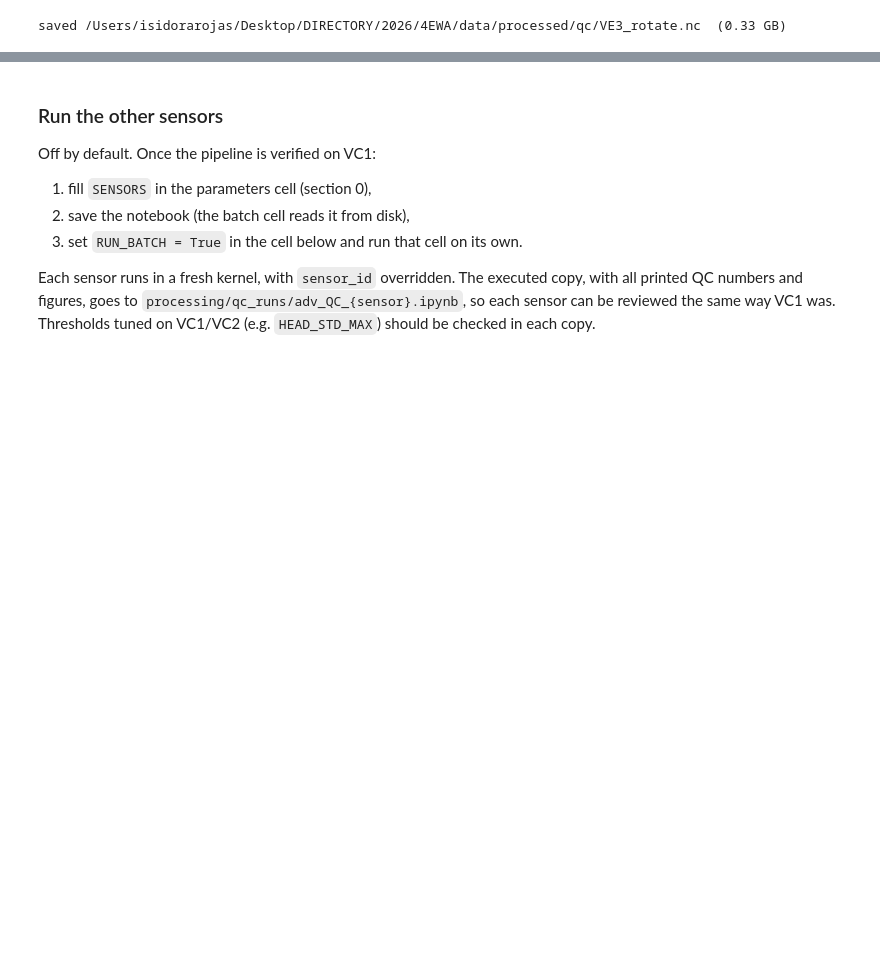
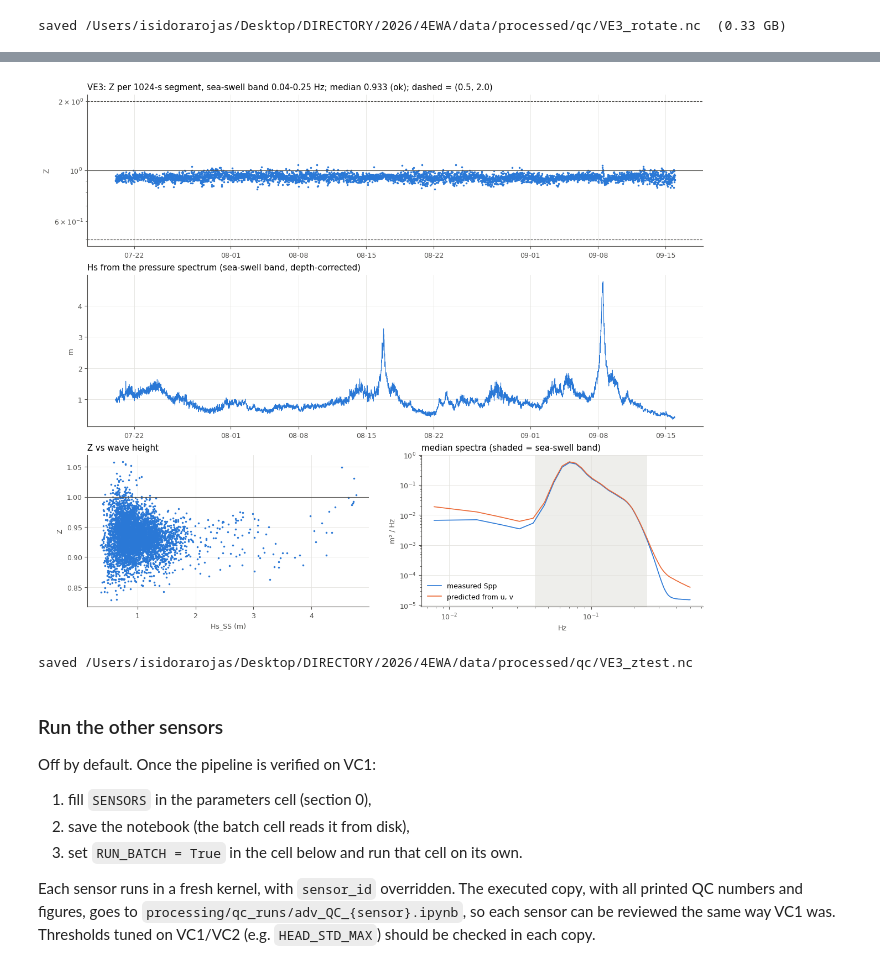
Before and after one commit to isidora-rojas/4EWA, a Jupyter notebook: processing/qc_runs/adv_QC_VE3.ipynb, the cells around one changed output, grey strips where cells are left out. Saved outputs shown, nothing was run; the diff lists cells and outputs as text; code cells hidden in the pictures; blank space fills up the shorter version.

```diff
--- a/processing/qc_runs/adv_QC_VE3.ipynb
+++ b/processing/qc_runs/adv_QC_VE3.ipynb
@@ -27,9 +28,9 @@ executes this notebook once per sensor and keeps an executed copy of each for re
 ##-----sensor selection-----##
 sensor_id = "VC1"
 # Sensors for the batch cell at the end of the notebook. Only VC1 until the pipeline is verified.
-# All processed Vectors: ["VA1", "VB1", "VC1", "VC2", "VD1", "VD2", "VE1", "VE2"]
+# All processed Vectors: ["VA1", "VB1", "VC1", "VC2", "VD1", "VD2", "VE1", "VE2", "VE3"]
 # (VE1's clock drift is footnoted in sensor_notes.csv, so section 1 stops on it until that is resolved.)
-SENSORS = ["VC1"]
+SENSORS = ["VA1", "VB1", "VC1", "VC2", "VD1", "VD2", "VE1", "VE2", "VE3"]
 
 ##-----parameters-----##
 # Everything tunable lives here.
@@ -89,6 +90,19 @@ SHORE_NORMAL_OVERRIDE = None  # deg true, onshore-pointing. None = use this sens
                           # minus 90; A 355, B 336, C 350, D 339, E 3). Set a number only to test another
                           # angle. Section 5 prints the wave and mean-current estimates to compare against.
 
+# section 6: Z-test
+ZT_SEG_S   = 1024          # s. Record segment; each is linearly detrended before its spectra (lab segDur)
+ZT_NFFT    = 256           # samples (128 s). Welch window inside a segment, Hann, 15 windows -> ~30 dof
+ZT_OVERLAP = 0.5           # Welch overlap
+ZT_F_SS    = (0.04, 0.25)  # Hz, sea-swell band for Z (lab fSS)
+ZT_F_IG    = (0.004, 0.04) # Hz, infragravity band (lab fIG). Only ~5 bins at df = 0.0078 Hz, diagnostic
+ZT_WINDOW  = (0.5, 2.0)    # acceptable record median Z (Elgar, Raubenheimer & Guza 2005; lab ztest_record_flag)
+ZT_MIN_SEG = 20            # fewer valid segments than this = "insufficient", not a failure
+Z_P_HAB    = 0.20          # m, pressure port above the bed. ESTIMATE (lab HI26_config doffp, "pending
+                           # DeploymentNotes"). Sets the total depth h = mean p + Z_P_HAB.
+Z_U_HAB    = None          # m, velocity sampling volume above the bed. None = same as Z_P_HAB (the lab's
+                           # co-located assumption). Z moves < 0.3 % for 0-0.7 m on VC1/VE3 (printed below).
+
 # paths: data/processed/qc/ for QC'd files, figs/qc/ for QC figures
 data_path = "/Users/isidorarojas/Desktop/DIRECTORY/2026/4EWA/data/processed"
 root    = Path(data_path).parents[1]              # .../4EWA
@@ -1373,3 +1522,66 @@ saved /Users/isidorarojas/Desktop/DIRECTORY/2026/4EWA/data/processed/qc/VE3_rota
+# %%
+##-----figure: Z-test-----##
+fig = plt.figure(figsize=(12, 10), constrained_layout=True)
+gs = fig.add_gridspec(3, 2)
+ax = fig.add_subplot(gs[0, :])
+ax.plot(zt.index, zt.Z_SS, ".", ms=3, color=SERIES)
+ax.axhline(1, color=INK2, lw=0.8)
+for y in ZT_WINDOW:
+    ax.axhline(y, color=INK2, ls="--", lw=0.8)
+ax.set_yscale("log")
+ax.set_ylabel("Z")
+ax.set_title(f"{sensor_id}: Z per {ZT_SEG_S:g}-s segment, sea-swell band {ZT_F_SS[0]}-{ZT_F_SS[1]} Hz; "
+             f"median {zmed:.3f} ({z_status}); dashed = {ZT_WINDOW}", loc="left")
+ax.xaxis.set_major_formatter(mdates.DateFormatter("%m-%d"))
+ax2 = fig.add_subplot(gs[1, :], sharex=ax)
+ax2.plot(zt.index, zt.Hs_SS, color=SERIES, lw=0.8)
+ax2.set_ylabel("m")
+ax2.set_title("Hs from the pressure spectrum (sea-swell band, depth-corrected)", loc="left")
+ax3 = fig.add_subplot(gs[2, 0])
+ax3.plot(zt.Hs_SS, zt.Z_SS, ".", ms=3, color=SERIES)
+ax3.axhline(1, color=INK2, lw=0.8)
+ax3.set_xlabel("Hs_SS (m)")
+ax3.set_ylabel("Z")
+ax3.set_title("Z vs wave height", loc="left")
+ax4 = fig.add_subplot(gs[2, 1])
+b = (f_z > 0) & (f_z <= 0.5)
+om = 2 * np.pi * f_z[b]
+k_med = wavenumber(om, np.median(h_ok))
+pred_med = np.median(Suv[:, b], 0) * (om / (GRAV * k_med)) ** 2 * (np.cosh(k_med * z_p) / np.cosh(k_med * z_u)) ** 2
+ax4.loglog(f_z[b], np.median(Spp[:, b], 0), color=SERIES, lw=1.2, label="measured Spp")
+ax4.loglog(f_z[b], pred_med, color="#eb6834", lw=1.2, label="predicted from u, v")
+ax4.axvspan(*ZT_F_SS, color=GRID, alpha=0.6, lw=0)
+ax4.set_xlabel("Hz")
+ax4.set_ylabel("m² / Hz")
+ax4.legend(frameon=False, loc="lower left")
+ax4.set_title("median spectra (shaded = sea-swell band)", loc="left")
+fig.savefig(fig_dir / f"{sensor_id}_ztest.png", dpi=150)
+plt.show()
+# %% [output]
+[figure, added]
+# %%
+##-----save-----##
+# small file: one row per segment (dim "seg") plus the median spectra (dim "freq")
+zds = xr.Dataset(
+    {"Z_SS": ("seg", zt.Z_SS.values.astype("float32")),
+     "Z_IG": ("seg", zt.Z_IG.values.astype("float32")),
+     "Hs_SS": ("seg", zt.Hs_SS.values.astype("float32"), {"units": "m"}),
+     "depth": ("seg", zt.h.values.astype("float32"), {"units": "m", "long_name": "mean p (m) + z_p"}),
+     "nan_frac": ("seg", zt.nan_frac.values.astype("float32")),
+     "seg_ok": ("seg", zt.ok.values),
+     "Spp_median": ("freq", np.median(Spp, 0).astype("float32"), {"units": "m2 Hz-1"}),
+     "SuuSvv_median": ("freq", np.median(Suv, 0).astype("float32"), {"units": "m2 s-2 Hz-1"})},
+    coords={"seg": zt.index.values, "freq": f_z},
+    attrs={"sensor_id": sensor_id, "zt_segment_s": ZT_SEG_S, "zt_welch_nfft": ZT_NFFT, "zt_welch_overlap": ZT_OVERLAP,
+           "zt_detrend": "linear, per segment", "zt_band_ss_hz": list(ZT_F_SS), "zt_band_ig_hz": list(ZT_F_IG),
+           "zt_z_p_m": z_p, "zt_z_u_m": z_u, "zt_window": list(ZT_WINDOW), "zt_median_Z_SS": zmed,
+           "zt_status": z_status, "zt_n_seg": int(ok.sum()),
+           "zt_formula": "Z = sum(Spp S_eta)/sum(Spp_pred S_eta); Spp_pred = (Suu+Svv)(w/gk)^2 [cosh(k z_p)/cosh(k z_u)]^2"})
+out_path = qc_dir / f"{sensor_id}_ztest.nc"
+zds.to_netcdf(out_path)
+print(f"saved {out_path}")
+# %% [output]
+saved /Users/isidorarojas/Desktop/DIRECTORY/2026/4EWA/data/processed/qc/VE3_ztest.nc
 # %% [markdown]
 ### Run the other sensors
 Off by default. Once the pipeline is verified on VC1:
```
Also changed, not shown: parts of 5 cells of this notebook, 54 other files.
